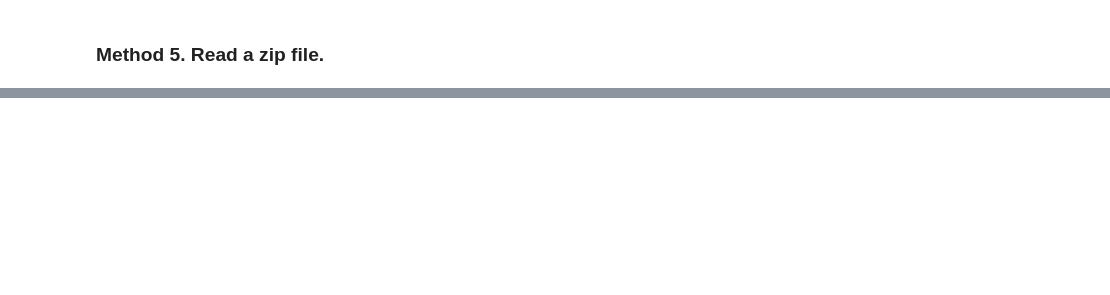
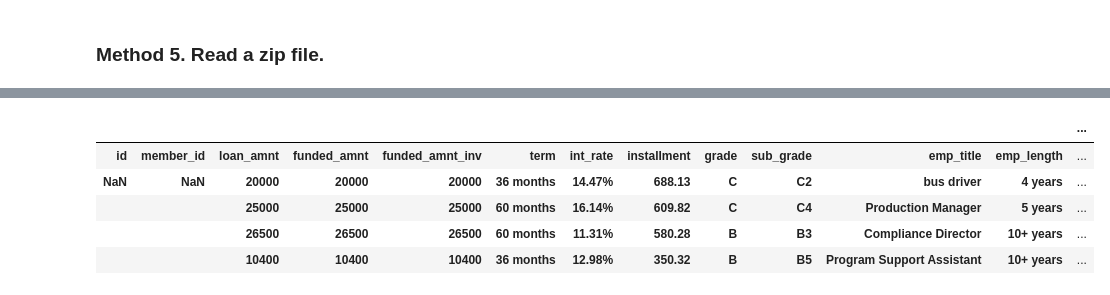
Before and after one commit to mahoryu/colab_intro, a Jupyter notebook: colab_intro_lecture_notes.ipynb, the cells around one changed output, grey strips where cells are left out. Cells and saved outputs as stored; diff of their text form; code cells hidden in the pictures; blank space fills up the shorter version.

```diff
--- a/colab_intro_lecture_notes.ipynb
+++ b/colab_intro_lecture_notes.ipynb
@@ -71,4 +197,13 @@ url = 'https://resources.lendingclub.com/LoanStats_2018Q4.csv.zip'
 # %%
 # Now you can read that csv file into pandas.
+loans = pd.read_csv("LoanStats_2018Q4.csv")
+loans.head()
+# %% [output]
+|  |  |  |  |  |  |  |  |  |  |  |  | ... |
+| id | member_id | loan_amnt | funded_amnt | funded_amnt_inv | term | int_rate | installment | grade | sub_grade | emp_title | emp_length | ... |
+| NaN | NaN | 20000 | 20000 | 20000 | 36 months | 14.47% | 688.13 | C | C2 | bus driver | 4 years | ... |
+|  |  | 25000 | 25000 | 25000 | 60 months | 16.14% | 609.82 | C | C4 | Production Manager | 5 years | ... |
+|  |  | 26500 | 26500 | 26500 | 60 months | 11.31% | 580.28 | B | B3 | Compliance Director | 10+ years | ... |
+|  |  | 10400 | 10400 | 10400 | 36 months | 12.98% | 350.32 | B | B5 | Program Support Assistant | 10+ years | ... |
 # %%
 ## Footnote: You can also save files to csv (or other formats like pickle)
```
Also changed, not shown: parts of 23 cells of this notebook.
